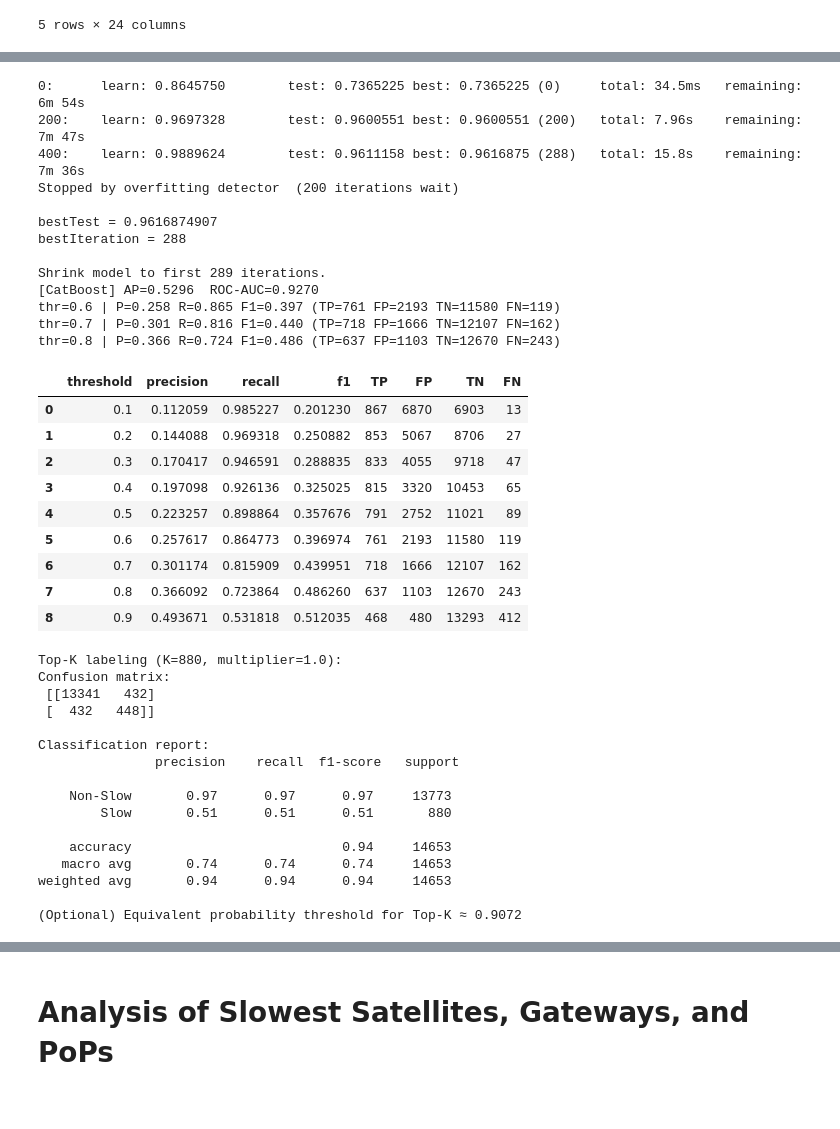
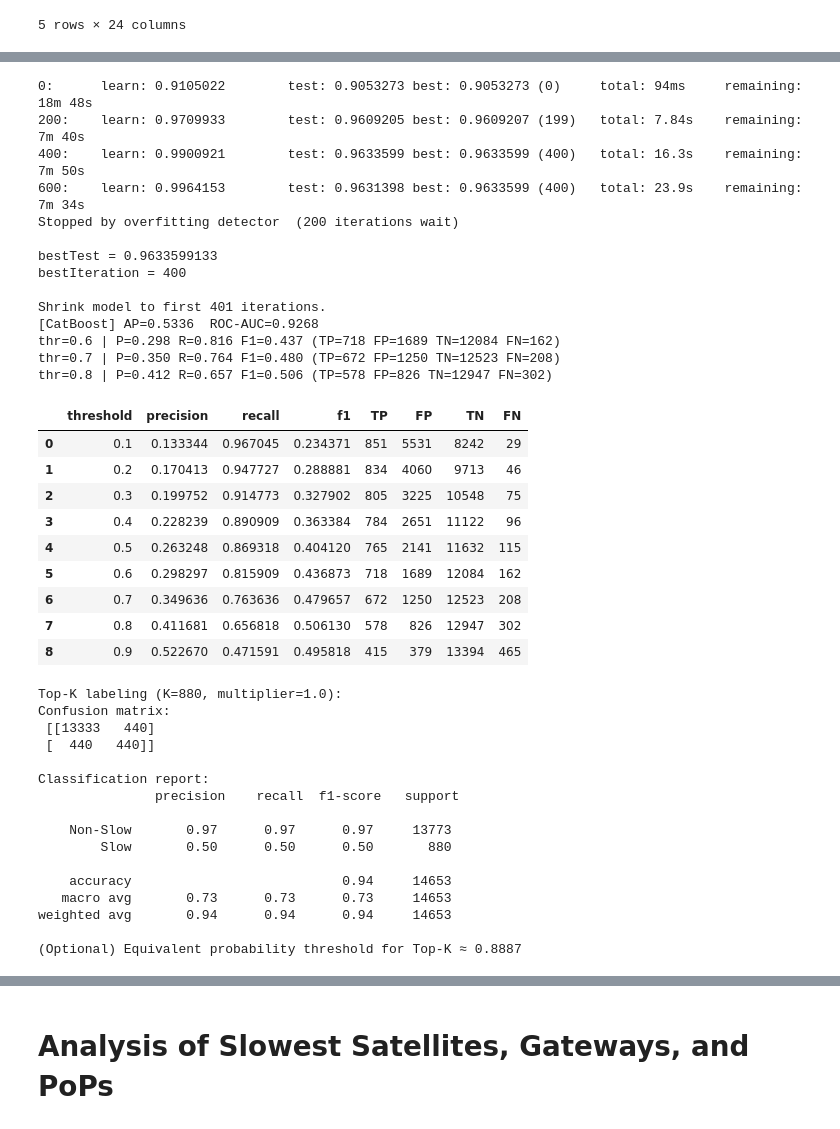
Before and after one commit to imeyer2/spacex_starlink_datascience_interview, a Jupyter notebook: main.ipynb, the cells around one changed output, grey strips where cells are left out. Saved outputs shown, nothing was run; the diff lists cells and outputs as text; code cells hidden in the pictures.

```diff
--- a/main.ipynb
+++ b/main.ipynb
@@ -583,6 +575,9 @@ test_input_df.head()
 possible_features = list(set(df.columns.tolist()).intersection(set(test_input_df.columns.tolist())))
 
 # remove test_id
-possible_features.remove('test_id')
+try:
+    possible_features.remove('test_id')
+except ValueError:
+    pass
 print(possible_features)
 # %% [output]
@@ -731,7 +736,7 @@ valid_pool = cb.Pool(X_test_cb,  label=y_test.astype(int),  cat_features=cat_fea
 
 # --- stronger minority emphasis via explicit class_weights ---
 pos = int(y_train.sum()); neg = int((y_train==0).sum())
-w_pos = (neg / max(pos,1)) * 2.25   # >1 pushes recall harder; tune 1.2–2.0
+w_pos = (neg / max(pos,1)) * 2.35   # >1 pushes recall harder; tune 1.2–2.0
 w_neg = 1.0
 
 
@@ -789,68 +794,69 @@ for t in thr_vals:
     f1   = (2 * prec * rec) / max(prec + rec, 1e-12)
     rows.append((t, prec, rec, f1, tp, fp, tn, fn))
 thr_table = pd.DataFrame(rows, columns=['threshold','precision','recall','f1','TP','FP','TN','FN'])
 display(thr_table)
 
 # --- Top-K labeling by validation prevalence (recall-centric) ---
 multiplier = 1.0
 K = int(max(1, round(y_test.sum() * multiplier)))
 order = np.argsort(-proba_cb)
 pred_topk = np.zeros_like(proba_cb, dtype=int); pred_topk[order[:K]] = 1
 cm_topk  = confusion_matrix(y_test, pred_topk)
 rep_topk = classification_report(y_test, pred_topk, target_names=['Non-Slow','Slow'])
 print(f"\nTop-K labeling (K={K}, multiplier={multiplier}):")
 print("Confusion matrix:\n", cm_topk)
 print("\nClassification report:\n", rep_topk)
 
 # (Optional) equivalent probability threshold for Top-K (for reference)
 thr_equiv = float(np.partition(proba_cb, -K)[-K]) if K < len(proba_cb) else proba_cb.min() - 1e-9
 print(f"(Optional) Equivalent probability threshold for Top-K ≈ {thr_equiv:.4f}")
 
 # --- expose for downstream use ---
 catboost_model   = model_cb
 catboost_proba   = proba_cb
 catboost_thr_top = thr_equiv
 catboost_cat_cols = cat_cols  # keep the list for prod preprocessing
 # %% [output]
-0:      learn: 0.8645750        test: 0.7365225 best: 0.7365225 (0)     total: 34.5ms   remaining: 6m 54s
-200:    learn: 0.9697328        test: 0.9600551 best: 0.9600551 (200)   total: 7.96s    remaining: 7m 47s
-400:    learn: 0.9889624        test: 0.9611158 best: 0.9616875 (288)   total: 15.8s    remaining: 7m 36s
+0:      learn: 0.9105022        test: 0.9053273 best: 0.9053273 (0)     total: 94ms     remaining: 18m 48s
+200:    learn: 0.9709933        test: 0.9609205 best: 0.9609207 (199)   total: 7.84s    remaining: 7m 40s
+400:    learn: 0.9900921        test: 0.9633599 best: 0.9633599 (400)   total: 16.3s    remaining: 7m 50s
+600:    learn: 0.9964153        test: 0.9631398 best: 0.9633599 (400)   total: 23.9s    remaining: 7m 34s
 Stopped by overfitting detector  (200 iterations wait)
 
-bestTest = 0.9616874907
-bestIteration = 288
+bestTest = 0.9633599133
+bestIteration = 400
 
-Shrink model to first 289 iterations.
-[CatBoost] AP=0.5296  ROC-AUC=0.9270
-thr=0.6 | P=0.258 R=0.865 F1=0.397 (TP=761 FP=2193 TN=11580 FN=119)
-thr=0.7 | P=0.301 R=0.816 F1=0.440 (TP=718 FP=1666 TN=12107 FN=162)
-thr=0.8 | P=0.366 R=0.724 F1=0.486 (TP=637 FP=1103 TN=12670 FN=243)
+Shrink model to first 401 iterations.
+[CatBoost] AP=0.5336  ROC-AUC=0.9268
+thr=0.6 | P=0.298 R=0.816 F1=0.437 (TP=718 FP=1689 TN=12084 FN=162)
+thr=0.7 | P=0.350 R=0.764 F1=0.480 (TP=672 FP=1250 TN=12523 FN=208)
+thr=0.8 | P=0.412 R=0.657 F1=0.506 (TP=578 FP=826 TN=12947 FN=302)
 |  | threshold | precision | recall | f1 | TP | FP | TN | FN |
-| 0 | 0.1 | 0.112059 | 0.985227 | 0.201230 | 867 | 6870 | 6903 | 13 |
-| 1 | 0.2 | 0.144088 | 0.969318 | 0.250882 | 853 | 5067 | 8706 | 27 |
-| 2 | 0.3 | 0.170417 | 0.946591 | 0.288835 | 833 | 4055 | 9718 | 47 |
-| 3 | 0.4 | 0.197098 | 0.926136 | 0.325025 | 815 | 3320 | 10453 | 65 |
-| 4 | 0.5 | 0.223257 | 0.898864 | 0.357676 | 791 | 2752 | 11021 | 89 |
-| 5 | 0.6 | 0.257617 | 0.864773 | 0.396974 | 761 | 2193 | 11580 | 119 |
-| 6 | 0.7 | 0.301174 | 0.815909 | 0.439951 | 718 | 1666 | 12107 | 162 |
-| 7 | 0.8 | 0.366092 | 0.723864 | 0.486260 | 637 | 1103 | 12670 | 243 |
-| 8 | 0.9 | 0.493671 | 0.531818 | 0.512035 | 468 | 480 | 13293 | 412 |
+| 0 | 0.1 | 0.133344 | 0.967045 | 0.234371 | 851 | 5531 | 8242 | 29 |
+| 1 | 0.2 | 0.170413 | 0.947727 | 0.288881 | 834 | 4060 | 9713 | 46 |
+| 2 | 0.3 | 0.199752 | 0.914773 | 0.327902 | 805 | 3225 | 10548 | 75 |
+| 3 | 0.4 | 0.228239 | 0.890909 | 0.363384 | 784 | 2651 | 11122 | 96 |
+| 4 | 0.5 | 0.263248 | 0.869318 | 0.404120 | 765 | 2141 | 11632 | 115 |
+| 5 | 0.6 | 0.298297 | 0.815909 | 0.436873 | 718 | 1689 | 12084 | 162 |
+| 6 | 0.7 | 0.349636 | 0.763636 | 0.479657 | 672 | 1250 | 12523 | 208 |
+| 7 | 0.8 | 0.411681 | 0.656818 | 0.506130 | 578 | 826 | 12947 | 302 |
+| 8 | 0.9 | 0.522670 | 0.471591 | 0.495818 | 415 | 379 | 13394 | 465 |
 Top-K labeling (K=880, multiplier=1.0):
 Confusion matrix:
- [[13341   432]
- [  432   448]]
+ [[13333   440]
+ [  440   440]]
 
 Classification report:
                precision    recall  f1-score   support
 
     Non-Slow       0.97      0.97      0.97     13773
-        Slow       0.51      0.51      0.51       880
+        Slow       0.50      0.50      0.50       880
 
     accuracy                           0.94     14653
-   macro avg       0.74      0.74      0.74     14653
+   macro avg       0.73      0.73      0.73     14653
 weighted avg       0.94      0.94      0.94     14653
 
-(Optional) Equivalent probability threshold for Top-K ≈ 0.9072
+(Optional) Equivalent probability threshold for Top-K ≈ 0.8887
 # %%
 # ============================================================
 #  CatBoost — diagnostics & plots (NO CALIBRATION)
```
Also changed, not shown: parts of 15 cells of this notebook.
